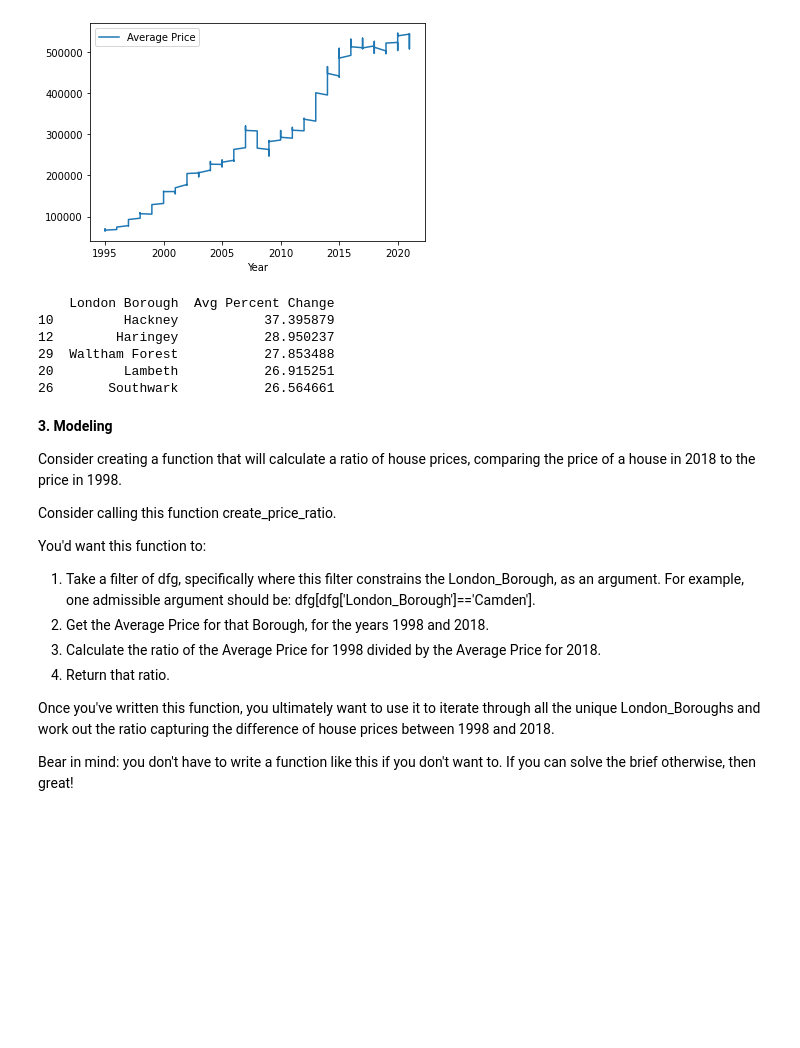
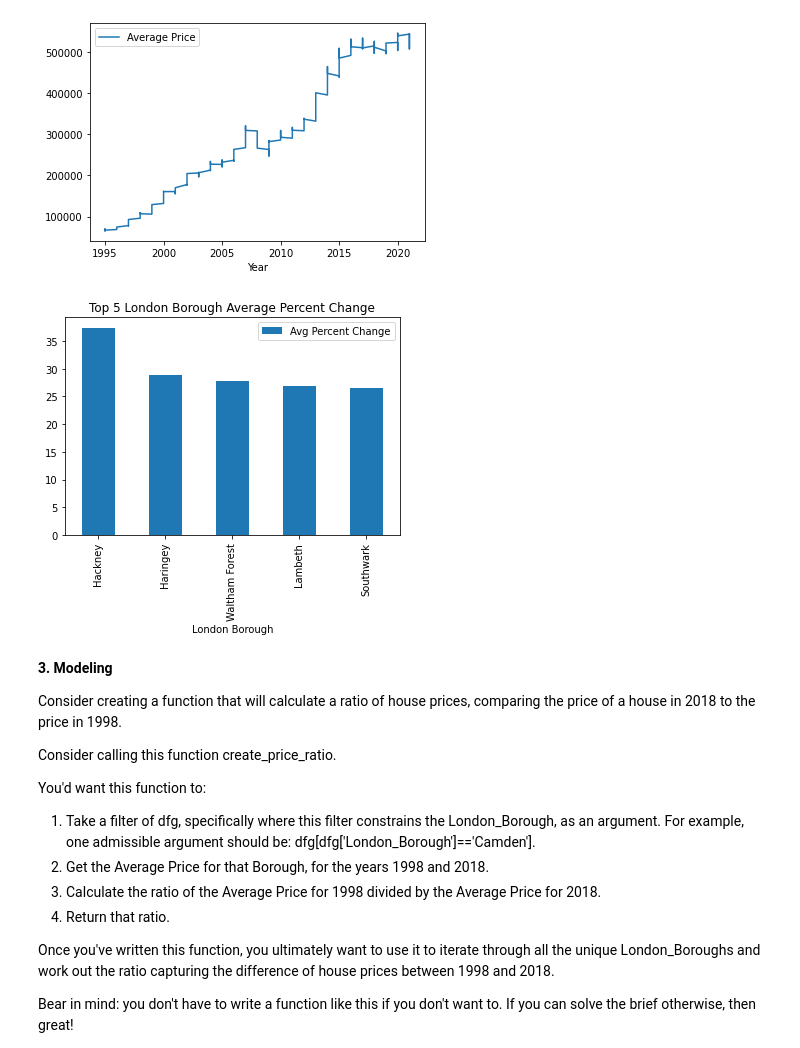
Before and after one commit to clyde2020/Springboard, a Jupyter notebook: Unit_4_Challenge_Tier_3.ipynb, the cells around one changed output. Drawn from its saved outputs; the diff is of its cells as text; code cells hidden in the pictures; blank space fills up the shorter version.

```diff
--- a/Unit_4_Challenge_Tier_3.ipynb
+++ b/Unit_4_Challenge_Tier_3.ipynb
@@ -240,28 +240,25 @@ melt[melt['London Borough'] == 'Lambeth'].plot(kind='line', x='Year', y='Average
 # %%
 # Initialize sub-dataframes
 firsts = melt['Average Price'][:32]
 lasts = melt['Average Price'][-32:]
 names = melt['London Borough'][:32]
 
 # Calculate average percent change
 price_diff = lasts.values - firsts.values
 percent_change = price_diff / firsts * 100
 year_diff = melt['Year'].max() - melt['Year'].min()
 avg_percent_change = percent_change / year_diff
 
 # Display which boroughs of London have seen the greatest house
 # price increase, on average, over the past two decades
 apc = zip(names, avg_percent_change)
 df = pd.DataFrame(apc, columns=['London Borough', 'Avg Percent Change'])
-sorted_df = df.sort_values('Avg Percent Change', ascending=False)
-print(sorted_df.head())
+sorted_df = df.sort_values('Avg Percent Change', ascending=False).set_index('London Borough')
+sorted_df.head().plot(kind='bar')
+plt.title('Top 5 London Borough Average Percent Change')
+plt.show()
 # %% [output]
-    London Borough  Avg Percent Change
-10         Hackney           37.395879
-12        Haringey           28.950237
-29  Waltham Forest           27.853488
-20         Lambeth           26.915251
-26       Southwark           26.564661
+[figure, added]
 # %% [markdown]
 **3. Modeling**
 
```
Also changed, not shown: parts of 5 cells of this notebook.
